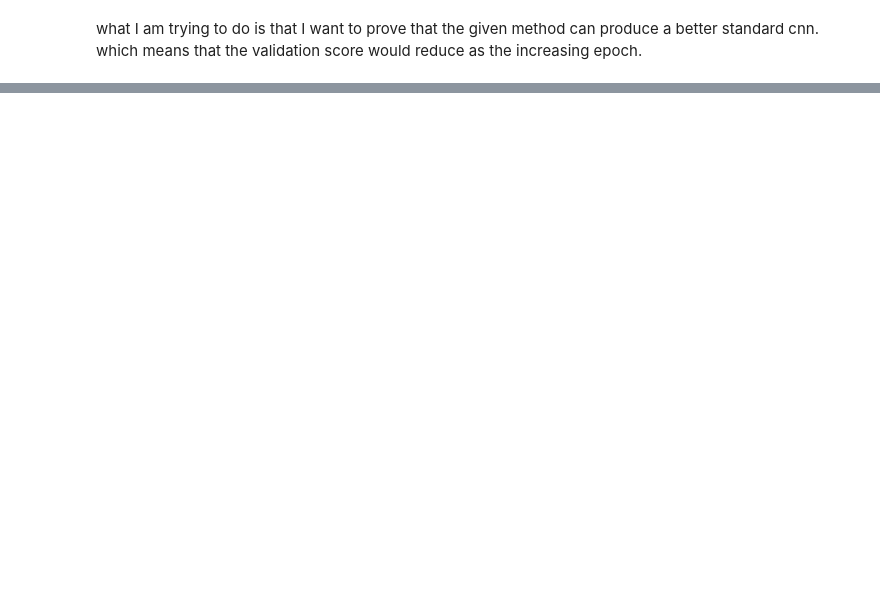
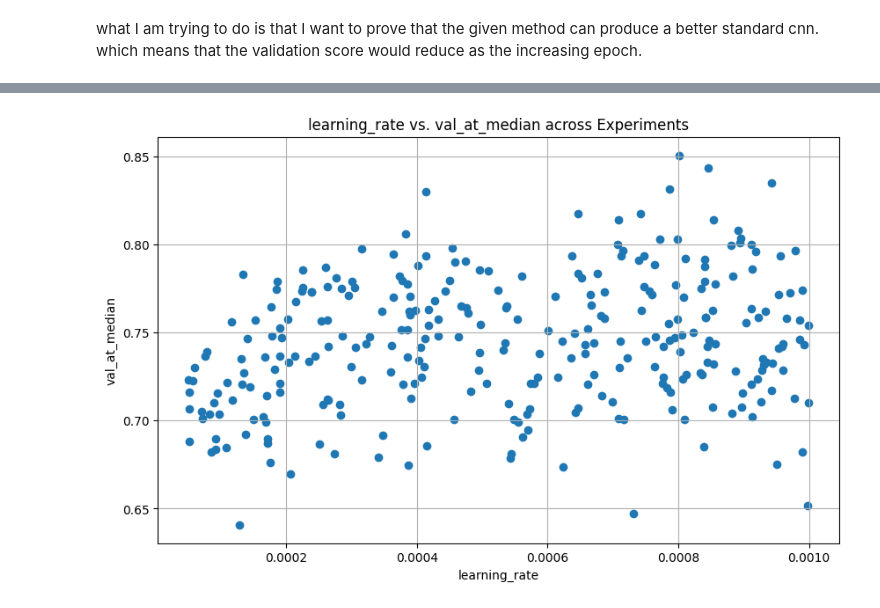
Before and after one commit to zhiyuan-95/db-vae, a Jupyter notebook: comet.ipynb, the cells around one changed output, grey strips where cells are left out. Saved outputs shown, nothing was run; the diff lists cells and outputs as text; code cells hidden in the pictures; blank space fills up the shorter version.

```diff
--- a/comet.ipynb
+++ b/comet.ipynb
@@ -443,0 +611,4 @@ display(combined_summary)
+# %%
+dbvae.plot_relation('learning_rate', 'val_at_median')
+# %% [output]
+[figure, added]
```
Also changed, not shown: parts of 20 cells of this notebook.
